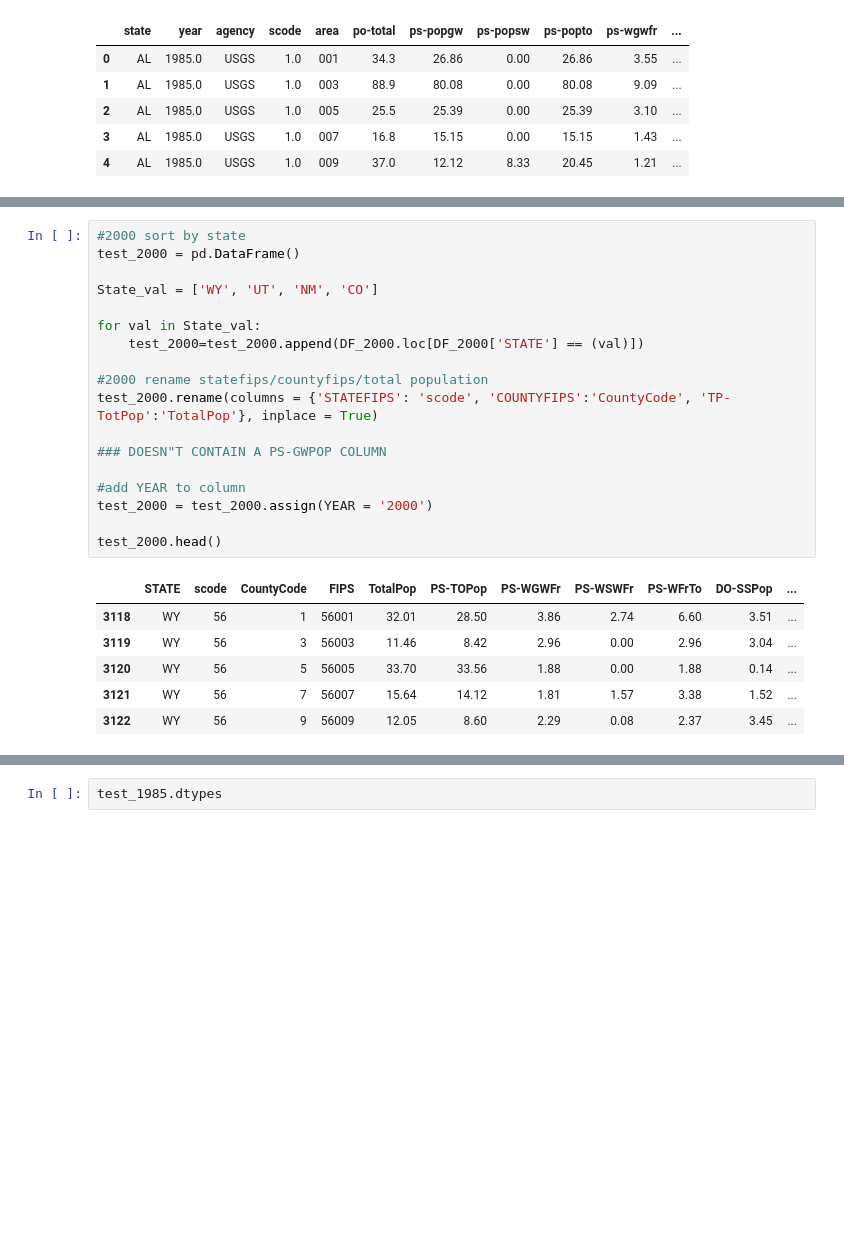
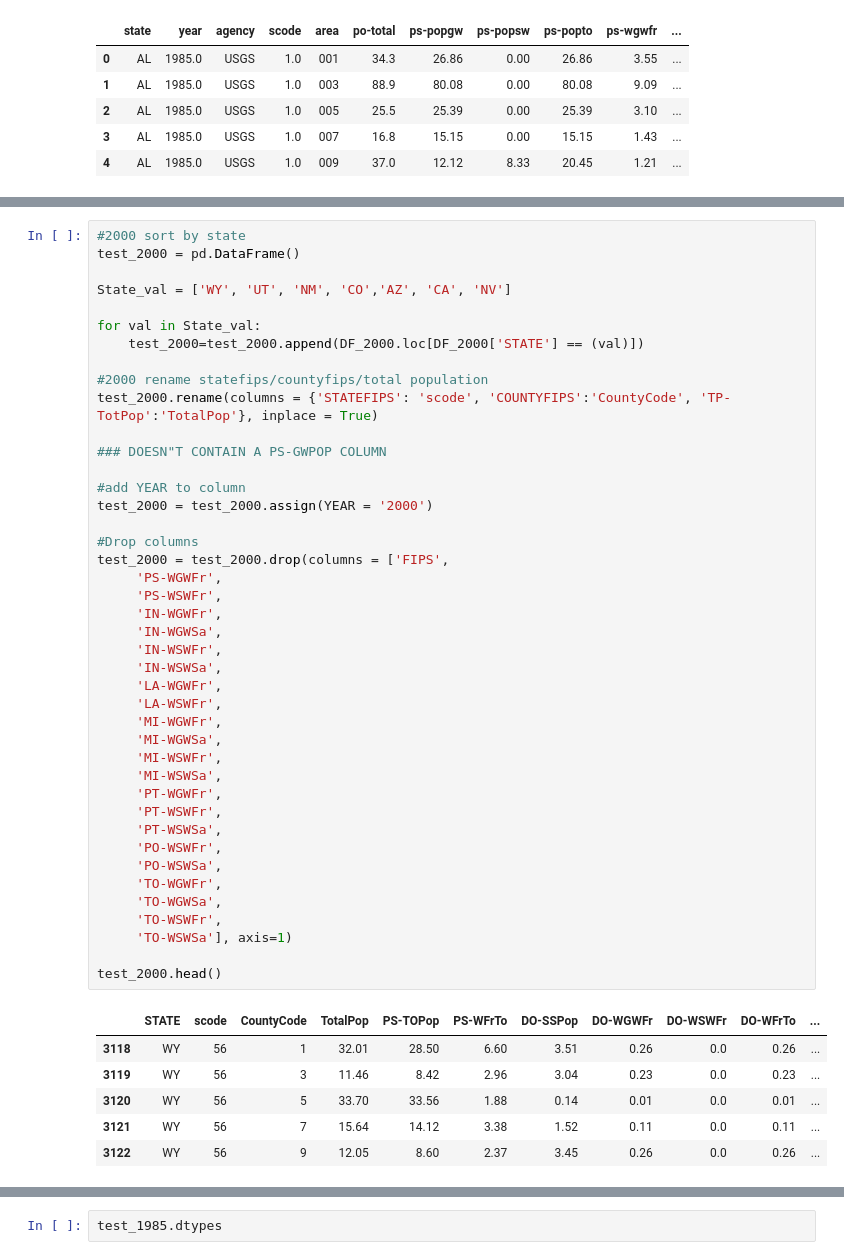
Before and after one commit to alfrescas/drought_predictions, a Jupyter notebook: USGS_WaterData.ipynb, the cells around one changed output, grey strips where cells are left out. Cells and saved outputs as stored; diff of their text form; blank space fills up the shorter version.

```diff
--- a/USGS_WaterData.ipynb
+++ b/USGS_WaterData.ipynb
@@ -193,28 +318,52 @@ test_2005.head()
 # %%
 #2000 sort by state
 test_2000 = pd.DataFrame()
 
-State_val = ['WY', 'UT', 'NM', 'CO']
+State_val = ['WY', 'UT', 'NM', 'CO','AZ', 'CA', 'NV']
 
 for val in State_val:
     test_2000=test_2000.append(DF_2000.loc[DF_2000['STATE'] == (val)])
 
 #2000 rename statefips/countyfips/total population
 test_2000.rename(columns = {'STATEFIPS': 'scode', 'COUNTYFIPS':'CountyCode', 'TP-TotPop':'TotalPop'}, inplace = True)
 
 ### DOESN"T CONTAIN A PS-GWPOP COLUMN
 
 #add YEAR to column
 test_2000 = test_2000.assign(YEAR = '2000')
 
+#Drop columns
+test_2000 = test_2000.drop(columns = ['FIPS',
+     'PS-WGWFr',
+     'PS-WSWFr',
+     'IN-WGWFr',
+     'IN-WGWSa',
+     'IN-WSWFr',
+     'IN-WSWSa',
+     'LA-WGWFr',
+     'LA-WSWFr',
+     'MI-WGWFr',
+     'MI-WGWSa',
+     'MI-WSWFr',
+     'MI-WSWSa',
+     'PT-WGWFr',
+     'PT-WSWFr',
+     'PT-WSWSa',
+     'PO-WSWFr',
+     'PO-WSWSa',
+     'TO-WGWFr',
+     'TO-WGWSa',
+     'TO-WSWFr',
+     'TO-WSWSa'], axis=1)
+
 test_2000.head()
 # %% [output]
-|  | STATE | scode | CountyCode | FIPS | TotalPop | PS-TOPop | PS-WGWFr | PS-WSWFr | PS-WFrTo | DO-SSPop | ... |
-| 3118 | WY | 56 | 1 | 56001 | 32.01 | 28.50 | 3.86 | 2.74 | 6.60 | 3.51 | ... |
-| 3119 | WY | 56 | 3 | 56003 | 11.46 | 8.42 | 2.96 | 0.00 | 2.96 | 3.04 | ... |
-| 3120 | WY | 56 | 5 | 56005 | 33.70 | 33.56 | 1.88 | 0.00 | 1.88 | 0.14 | ... |
-| 3121 | WY | 56 | 7 | 56007 | 15.64 | 14.12 | 1.81 | 1.57 | 3.38 | 1.52 | ... |
-| 3122 | WY | 56 | 9 | 56009 | 12.05 | 8.60 | 2.29 | 0.08 | 2.37 | 3.45 | ... |
+|  | STATE | scode | CountyCode | TotalPop | PS-TOPop | PS-WFrTo | DO-SSPop | DO-WGWFr | DO-WSWFr | DO-WFrTo | ... |
+| 3118 | WY | 56 | 1 | 32.01 | 28.50 | 6.60 | 3.51 | 0.26 | 0.0 | 0.26 | ... |
+| 3119 | WY | 56 | 3 | 11.46 | 8.42 | 2.96 | 3.04 | 0.23 | 0.0 | 0.23 | ... |
+| 3120 | WY | 56 | 5 | 33.70 | 33.56 | 1.88 | 0.14 | 0.01 | 0.0 | 0.01 | ... |
+| 3121 | WY | 56 | 7 | 15.64 | 14.12 | 3.38 | 1.52 | 0.11 | 0.0 | 0.11 | ... |
+| 3122 | WY | 56 | 9 | 12.05 | 8.60 | 2.37 | 3.45 | 0.26 | 0.0 | 0.26 | ... |
 # %%
 #1995 sort by state
 test_1995 = pd.DataFrame()
```
Also changed, not shown: parts of 8 cells of this notebook.
